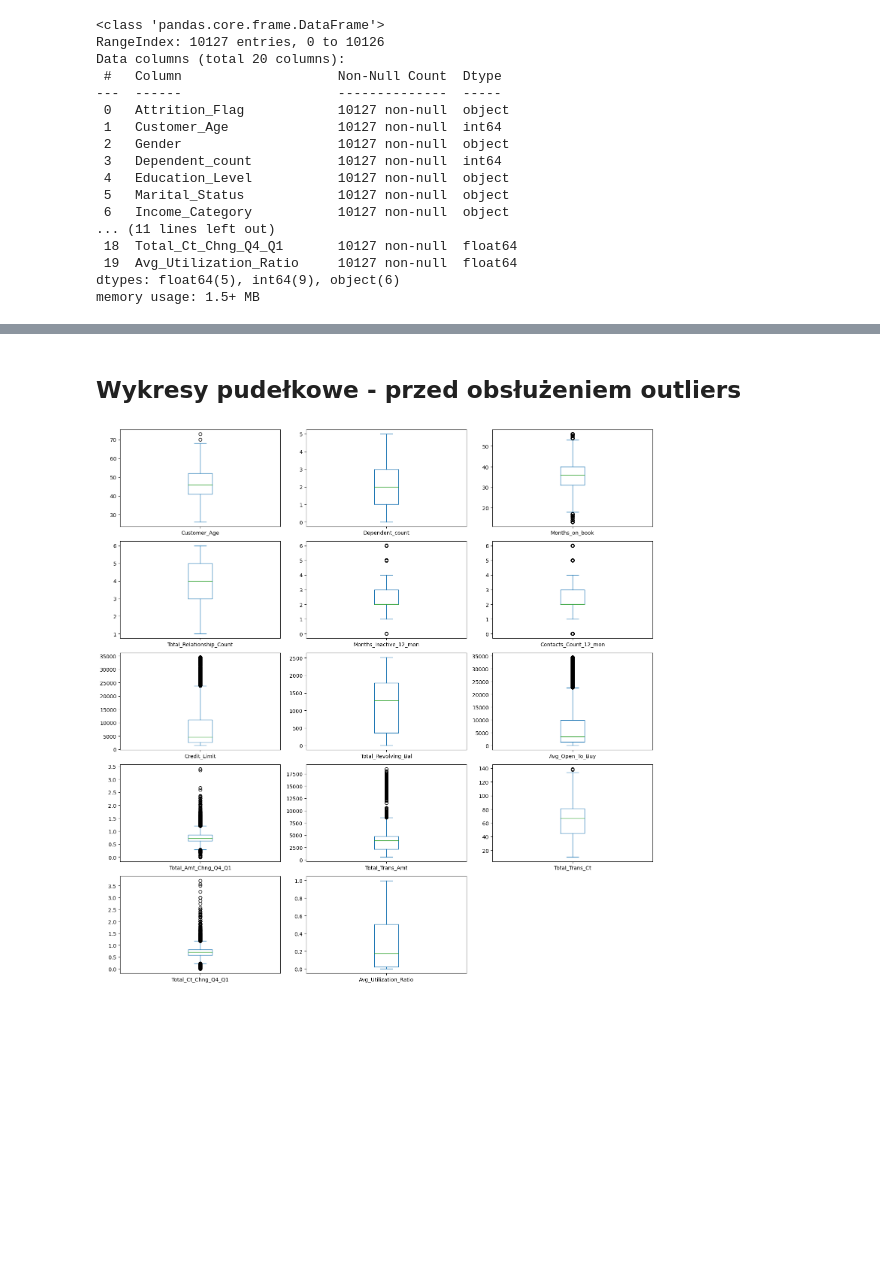
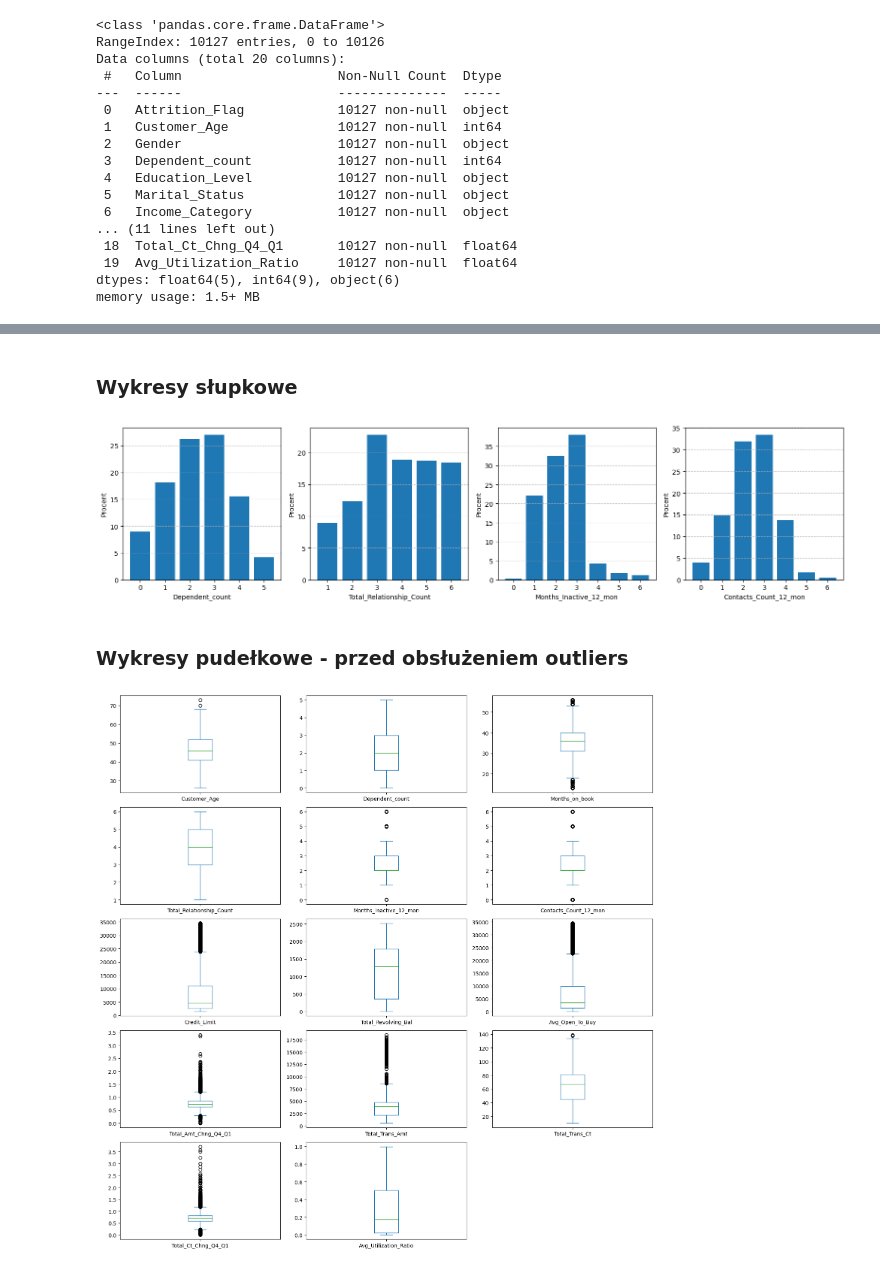
Before and after one commit to lata-michal/MadProj1a, a Jupyter notebook: projekt.ipynb, the cells around one changed output, grey strips where cells are left out. Drawn from its saved outputs; the diff is of its cells as text; code cells hidden in the pictures; blank space fills up the shorter version.

```diff
--- a/projekt.ipynb
+++ b/projekt.ipynb
@@ -139,5 +144,21 @@ plt.show()
+# %% [markdown]
+### Wykresy słupkowe
+# %%
+fig, axs = plt.subplots(1, 4, figsize=(16, 4))
+
+for i, col in enumerate(small_percent):
+    percent_distribution = (df[col].value_counts(normalize=True) * 100).sort_index()
+    axs[i].bar(percent_distribution.index, percent_distribution.values)
+    axs[i].set_xlabel(col)
+    axs[i].set_ylabel("Procent")
+    axs[i].grid(axis='y', linestyle='--', alpha=0.7)
+
+plt.tight_layout()
+plt.show()
+# %% [output]
+[figure, added]
 # %% [markdown]
-## Wykresy pudełkowe - przed obsłużeniem outliers
+### Wykresy pudełkowe - przed obsłużeniem outliers
 # %%
 df.plot.box(subplots=True, layout=(5, 3), figsize=(15, 15))
 plt.tight_layout()
```
Also changed, not shown: parts of 26 cells of this notebook.
